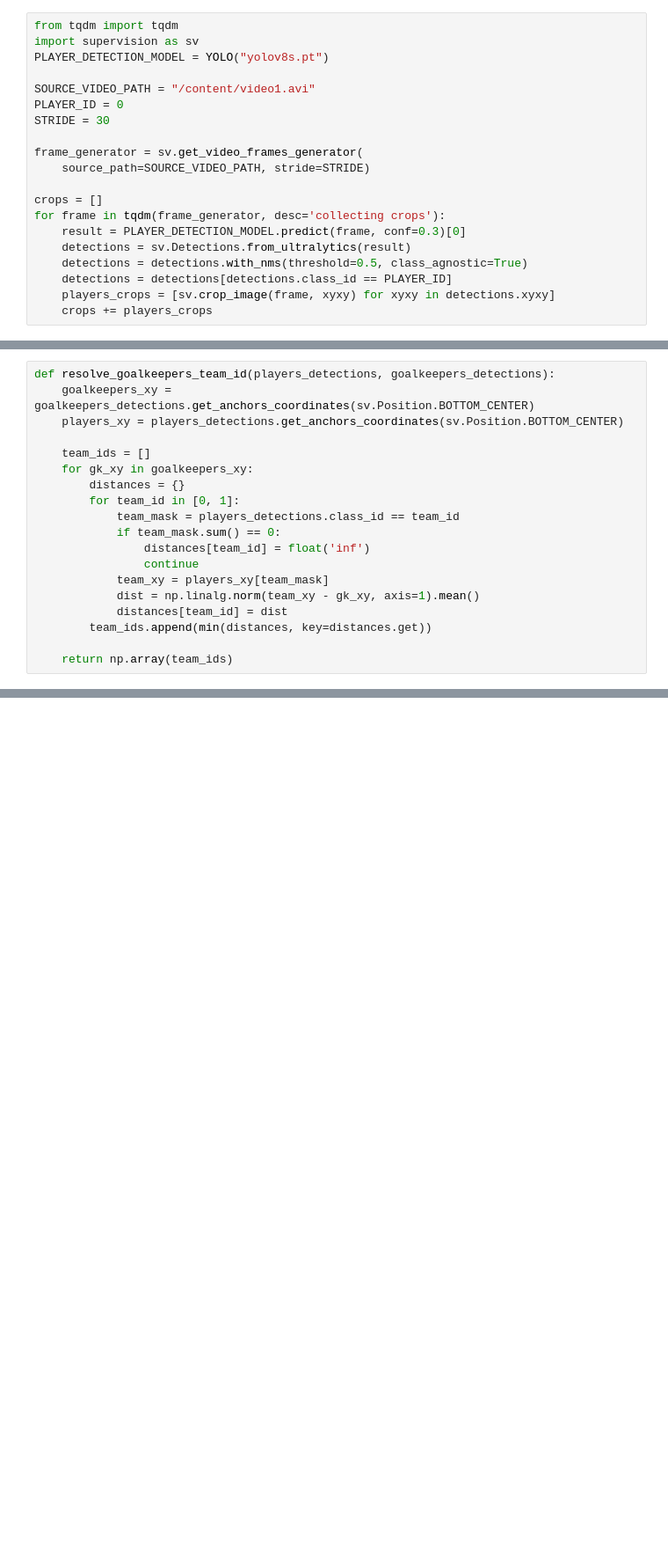
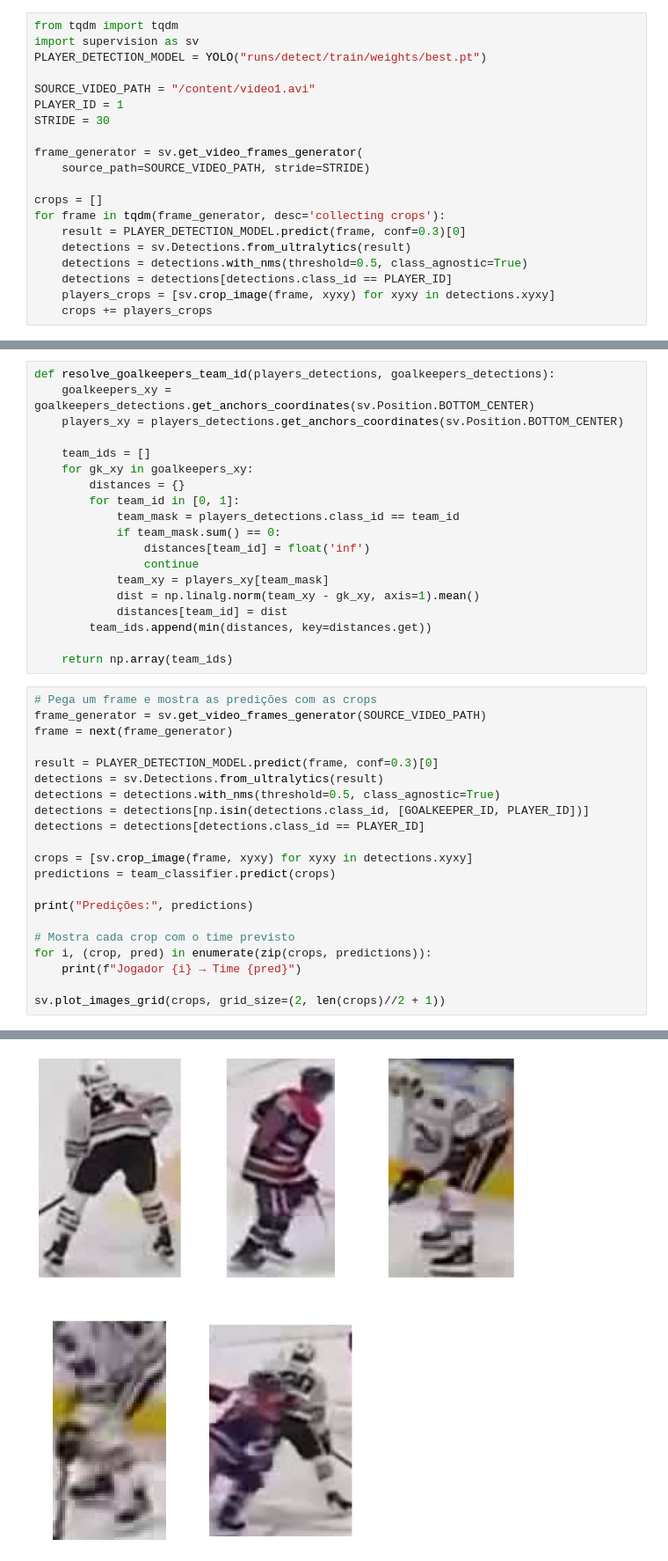
Before and after one commit to Kaynan1101/AtvEletivaI, a Jupyter notebook: processing_tracking_player.ipynb, the cells around one changed output, grey strips where cells are left out. Shown at 88% size. Drawn from its saved outputs; the diff is of its cells as text; blank space fills up the shorter version.

```diff
--- a/processing_tracking_player.ipynb
+++ b/processing_tracking_player.ipynb
@@ -126,10 +126,10 @@ task: 'detect'
 # %%
 from tqdm import tqdm
 import supervision as sv
-PLAYER_DETECTION_MODEL = YOLO("yolov8s.pt")
+PLAYER_DETECTION_MODEL = YOLO("runs/detect/train/weights/best.pt")
 
 SOURCE_VIDEO_PATH = "/content/video1.avi"
-PLAYER_ID = 0
+PLAYER_ID = 1
 STRIDE = 30
 
 frame_generator = sv.get_video_frames_generator(
@@ -228,3 +278,25 @@ def resolve_goalkeepers_team_id(players_detections, goalkeepers_detections):
         team_ids.append(min(distances, key=distances.get))
 
     return np.array(team_ids)
+# %%
+# Pega um frame e mostra as predições com as crops
+frame_generator = sv.get_video_frames_generator(SOURCE_VIDEO_PATH)
+frame = next(frame_generator)
+
+result = PLAYER_DETECTION_MODEL.predict(frame, conf=0.3)[0]
+detections = sv.Detections.from_ultralytics(result)
+detections = detections.with_nms(threshold=0.5, class_agnostic=True)
+detections = detections[np.isin(detections.class_id, [GOALKEEPER_ID, PLAYER_ID])]
+detections = detections[detections.class_id == PLAYER_ID]
+
+crops = [sv.crop_image(frame, xyxy) for xyxy in detections.xyxy]
+predictions = team_classifier.predict(crops)
+
+print("Predições:", predictions)
+
+# Mostra cada crop com o time previsto
+for i, (crop, pred) in enumerate(zip(crops, predictions)):
+    print(f"Jogador {i} → Time {pred}")
+
+sv.plot_images_grid(crops, grid_size=(2, len(crops)//2 + 1))
+# %% [output]
@@ -231,2 +311,3 @@ def resolve_goalkeepers_team_id(players_detections, goalkeepers_detections):
+[figure, added]
 # %%
 import supervision as sv
```
Also changed, not shown: parts of 10 cells of this notebook.
